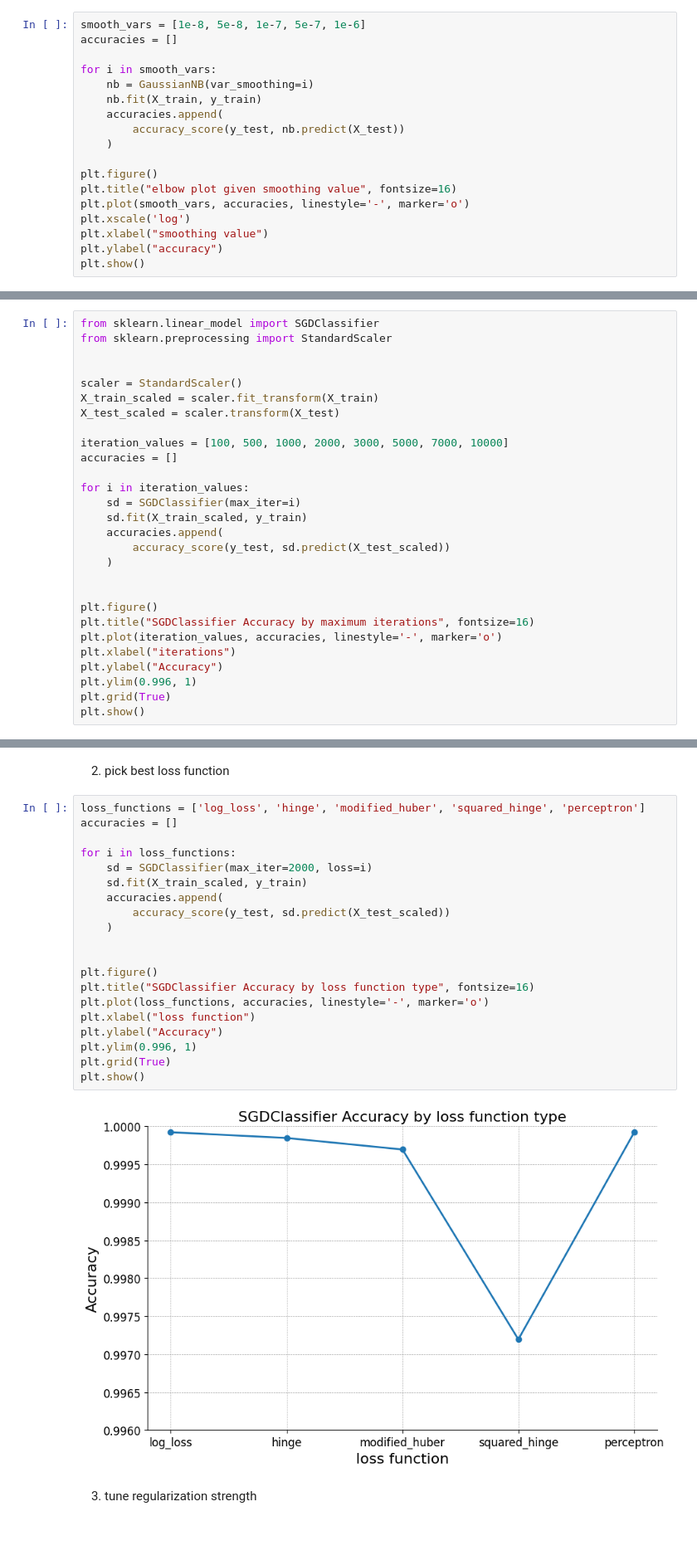
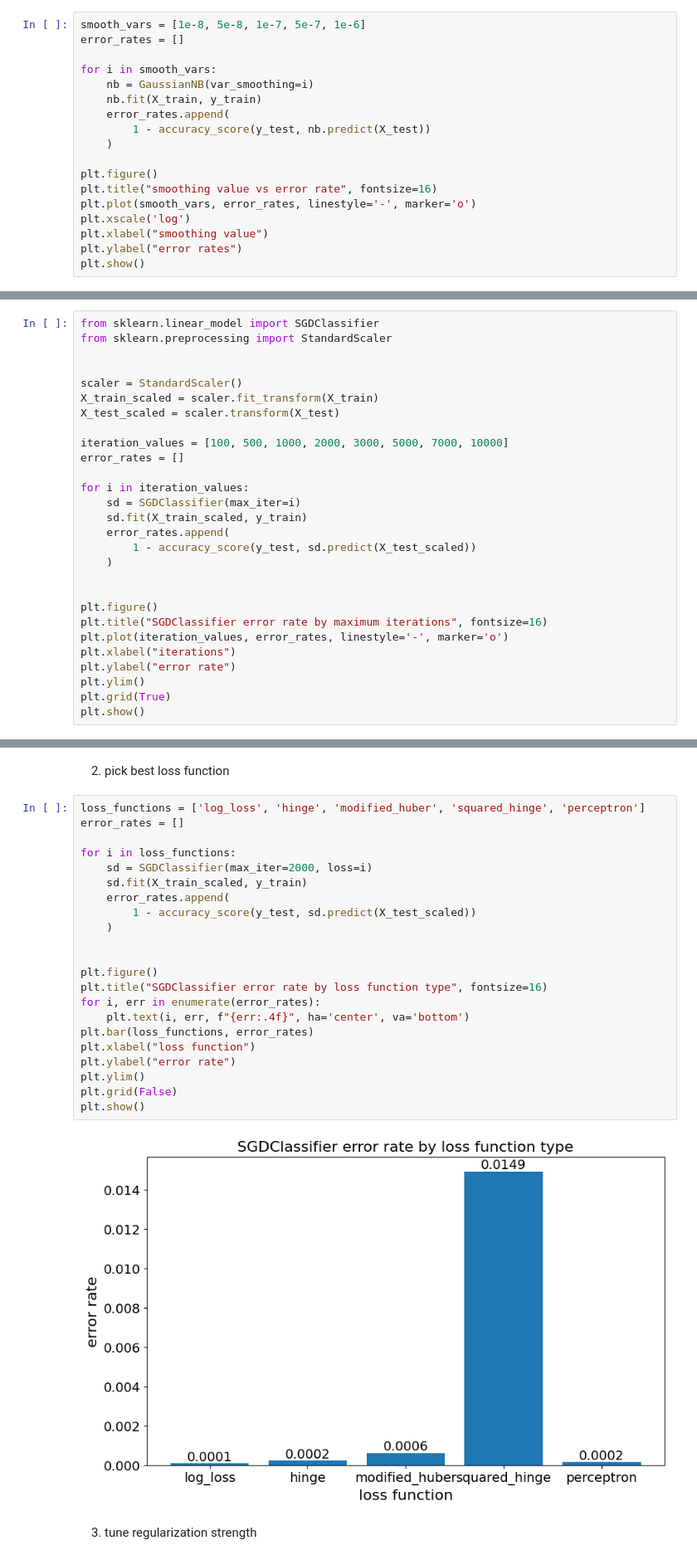
Before and after one commit to ChristopherZinati/483-final-project, a Jupyter notebook: 4ModelsAssignment/4Classifiers.ipynb, the cells around one changed output, grey strips where cells are left out. Shown at 83% size. Cells and saved outputs as stored; diff of their text form; blank space fills up the shorter version.

```diff
--- a/4ModelsAssignment/4Classifiers.ipynb
+++ b/4ModelsAssignment/4Classifiers.ipynb
@@ -191,19 +194,19 @@ plt.show()
 # %%
 smooth_vars = [1e-8, 5e-8, 1e-7, 5e-7, 1e-6]
-accuracies = []
+error_rates = []
 
 for i in smooth_vars:
     nb = GaussianNB(var_smoothing=i)
     nb.fit(X_train, y_train)
-    accuracies.append(
-        accuracy_score(y_test, nb.predict(X_test))
+    error_rates.append(
+        1 - accuracy_score(y_test, nb.predict(X_test))
     )
 
 plt.figure()
-plt.title("elbow plot given smoothing value", fontsize=16)
-plt.plot(smooth_vars, accuracies, linestyle='-', marker='o')
+plt.title("smoothing value vs error rate", fontsize=16)
+plt.plot(smooth_vars, error_rates, linestyle='-', marker='o')
 plt.xscale('log')
 plt.xlabel("smoothing value")
-plt.ylabel("accuracy")
+plt.ylabel("error rates")
 plt.show()
 # %% [output]
@@ -264,22 +267,22 @@ X_train_scaled = scaler.fit_transform(X_train)
 X_test_scaled = scaler.transform(X_test)
 
 iteration_values = [100, 500, 1000, 2000, 3000, 5000, 7000, 10000]
-accuracies = []
+error_rates = []
 
 for i in iteration_values:
     sd = SGDClassifier(max_iter=i)
     sd.fit(X_train_scaled, y_train)
-    accuracies.append(
-        accuracy_score(y_test, sd.predict(X_test_scaled))
+    error_rates.append(
+        1 - accuracy_score(y_test, sd.predict(X_test_scaled))
     )
 
 
 plt.figure()
-plt.title("SGDClassifier Accuracy by maximum iterations", fontsize=16)
-plt.plot(iteration_values, accuracies, linestyle='-', marker='o')
+plt.title("SGDClassifier error rate by maximum iterations", fontsize=16)
+plt.plot(iteration_values, error_rates, linestyle='-', marker='o')
 plt.xlabel("iterations")
-plt.ylabel("Accuracy")
-plt.ylim(0.996, 1)
+plt.ylabel("error rate")
+plt.ylim()
 plt.grid(True)
 plt.show()
 # %% [output]
@@ -288,26 +291,28 @@ plt.show()
 2. pick best loss function
 # %%
 loss_functions = ['log_loss', 'hinge', 'modified_huber', 'squared_hinge', 'perceptron']
-accuracies = []
+error_rates = []
 
 for i in loss_functions:
     sd = SGDClassifier(max_iter=2000, loss=i)
     sd.fit(X_train_scaled, y_train)
-    accuracies.append(
-        accuracy_score(y_test, sd.predict(X_test_scaled))
+    error_rates.append(
+        1 - accuracy_score(y_test, sd.predict(X_test_scaled))
     )
 
 
 plt.figure()
-plt.title("SGDClassifier Accuracy by loss function type", fontsize=16)
-plt.plot(loss_functions, accuracies, linestyle='-', marker='o')
+plt.title("SGDClassifier error rate by loss function type", fontsize=16)
+for i, err in enumerate(error_rates):
+    plt.text(i, err, f"{err:.4f}", ha='center', va='bottom')
+plt.bar(loss_functions, error_rates)
 plt.xlabel("loss function")
-plt.ylabel("Accuracy")
-plt.ylim(0.996, 1)
-plt.grid(True)
+plt.ylabel("error rate")
+plt.ylim()
+plt.grid(False)
 plt.show()
 # %% [output]
-[figure, old version]
+[figure, new version]
 # %% [markdown]
 3. tune regularization strength
 # %%
```
Also changed, not shown: parts of 16 cells of this notebook.
